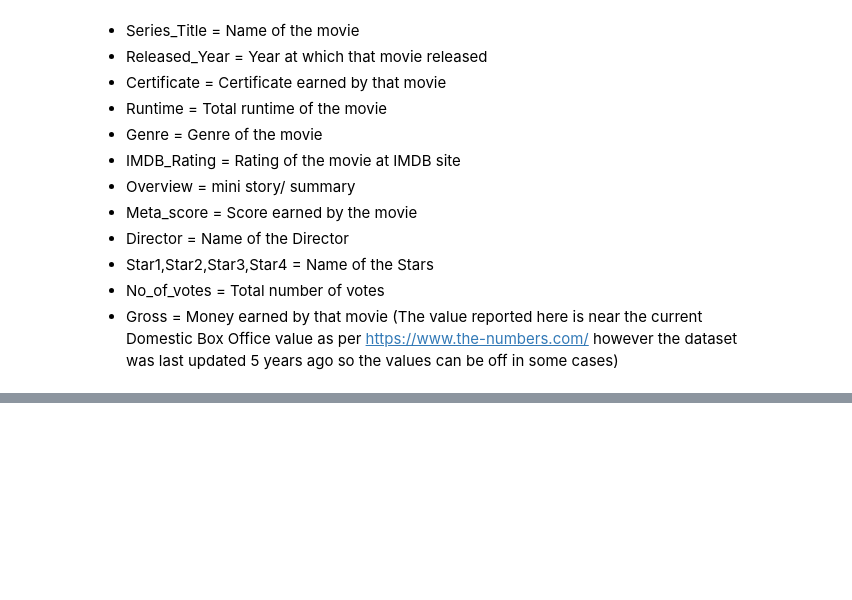
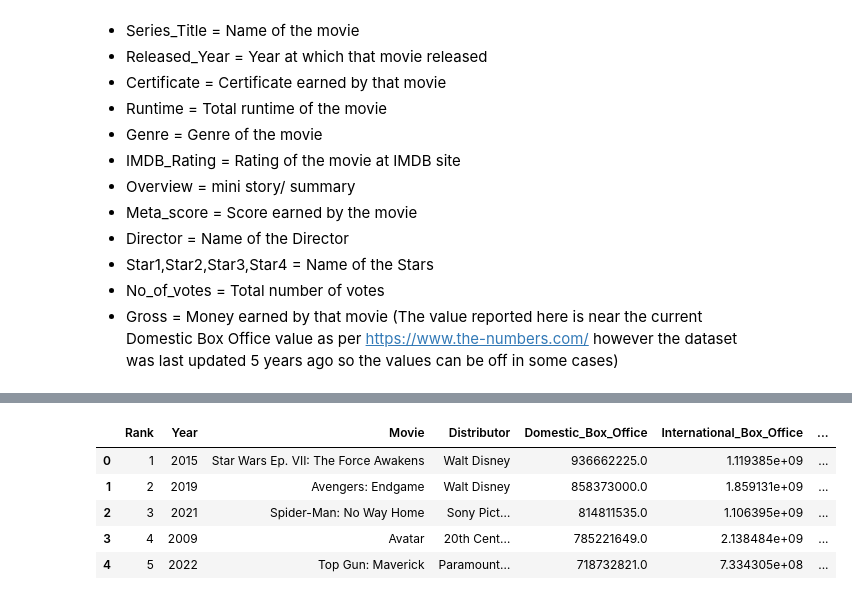
Before and after one commit to abdolhmed/Data_Acquisition_Preprocessing_CA, a Jupyter notebook: MovieCA.ipynb, the cells around one changed output, grey strips where cells are left out. Saved outputs shown, nothing was run; the diff lists cells and outputs as text; code cells hidden in the pictures; blank space fills up the shorter version.

```diff
--- a/MovieCA.ipynb
+++ b/MovieCA.ipynb
@@ -93,0 +178,9 @@ This site includes 1000+ pages and 100 movies on each page
+# %%
+numbers_df.head()
+# %% [output]
+|  | Rank | Year | Movie | Distributor | Domestic_Box_Office | International_Box_Office | ... |
+| 0 | 1 | 2015 | Star Wars Ep. VII: The Force Awakens | Walt Disney | 936662225.0 | 1.119385e+09 | ... |
+| 1 | 2 | 2019 | Avengers: Endgame | Walt Disney | 858373000.0 | 1.859131e+09 | ... |
+| 2 | 3 | 2021 | Spider-Man: No Way Home | Sony Pict… | 814811535.0 | 1.106395e+09 | ... |
+| 3 | 4 | 2009 | Avatar | 20th Cent… | 785221649.0 | 2.138484e+09 | ... |
+| 4 | 5 | 2022 | Top Gun: Maverick | Paramount… | 718732821.0 | 7.334305e+08 | ... |
```
Also changed, not shown: parts of 4 cells of this notebook.
